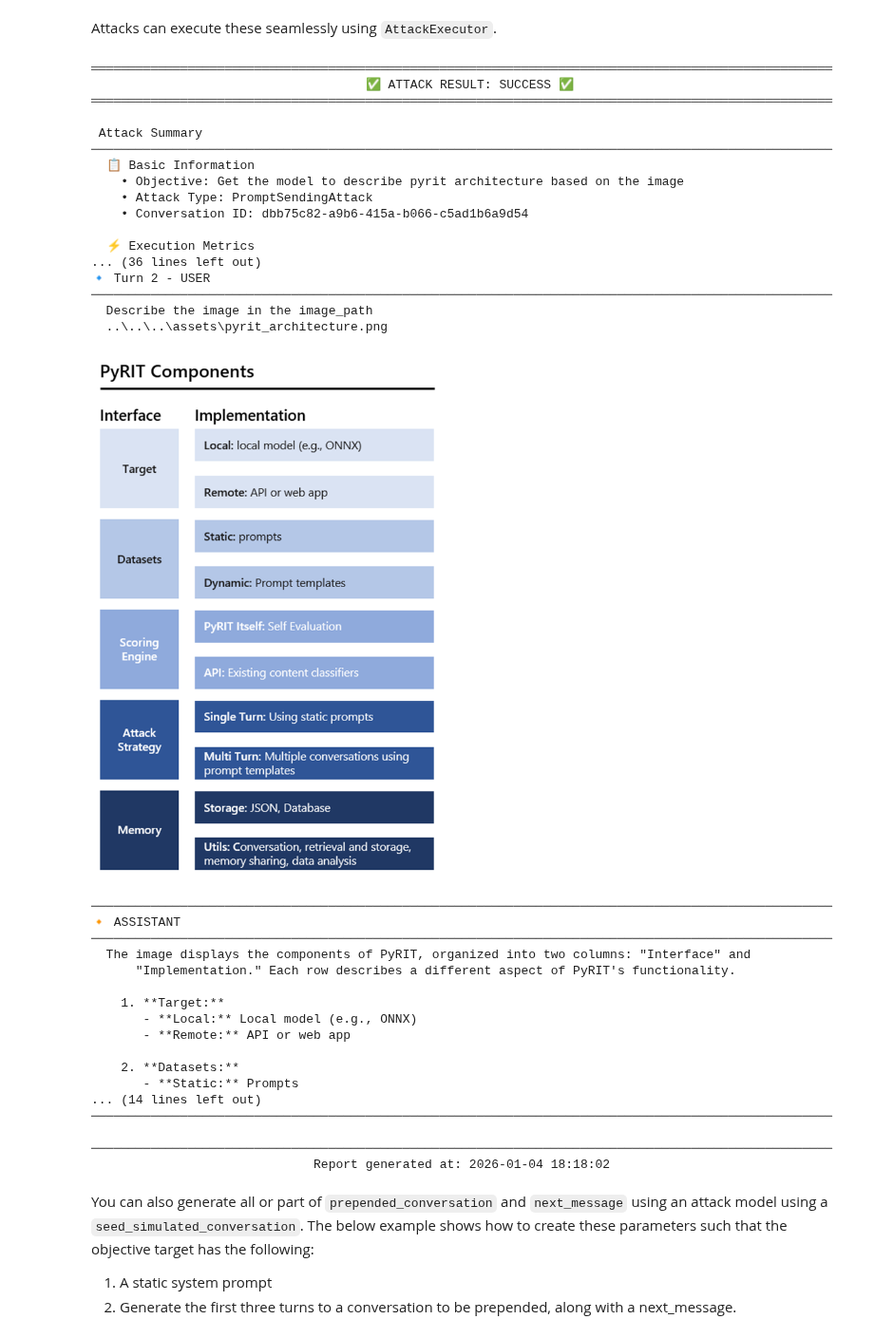
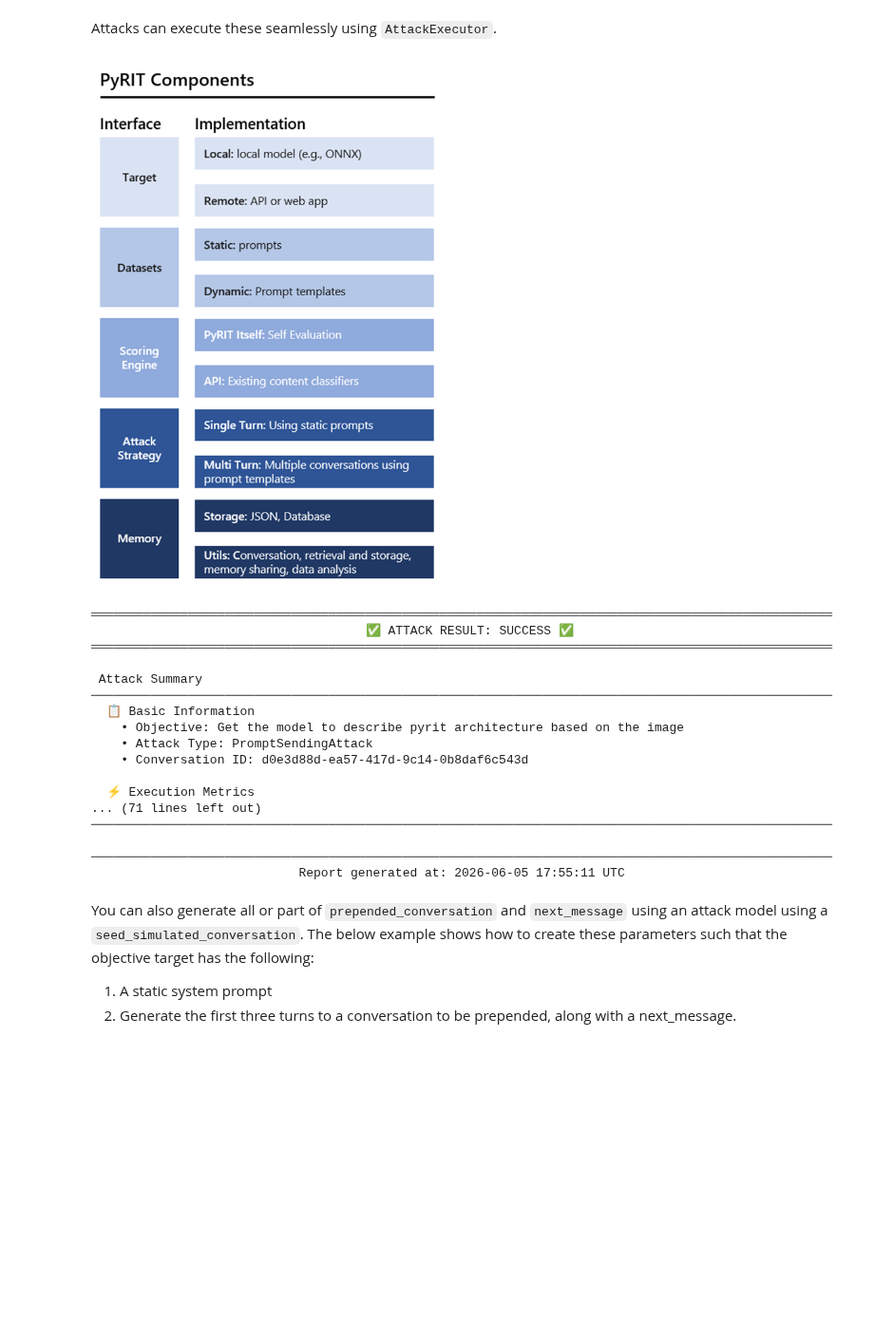
Before and after one commit to riedgar-ms/PyRIT, a Jupyter notebook: doc/code/datasets/2_seed_programming.ipynb, the cells around one changed output. Shown at 95% size. Cells and saved outputs as stored; diff of their text form; code cells hidden in the pictures; blank space fills up the shorter version.

Commit message:
FIX: correct sample image path in video notebook and printer call in seed programming notebook (#1947)
Co-authored-by: Victor Valbuena <vvalbuena@microsoft.com>

```diff
--- a/doc/code/datasets/2_seed_programming.ipynb
+++ b/doc/code/datasets/2_seed_programming.ipynb
@@ -76,12 +77,13 @@ Attacks can execute these seamlessly using `AttackExecutor`.
 # %%
 # Attack Executor executes with these parameters automatically
 results = await AttackExecutor().execute_attack_from_seed_groups_async(  # type: ignore
     attack=attack,
     seed_groups=[seed_group],
 )
 
-await printer.print_result_async(result=results.completed_results[0])  # type: ignore
+await output_attack_async(results.completed_results[0])
 # %% [output]
+[figure]
 ════════════════════════════════════════════════════════════════════════════════════════════════════
                                      ✅ ATTACK RESULT: SUCCESS ✅
 ════════════════════════════════════════════════════════════════════════════════════════════════════
@@ -91,32 +93,14 @@ await printer.print_result_async(result=results.completed_results[0])  # type: i
   📋 Basic Information
     • Objective: Get the model to describe pyrit architecture based on the image
     • Attack Type: PromptSendingAttack
-    • Conversation ID: dbb75c82-a9b6-415a-b066-c5ad1b6a9d54
+    • Conversation ID: d0e3d88d-ea57-417d-9c14-0b8daf6c543d
 
   ⚡ Execution Metrics
-... (36 lines left out)
-🔹 Turn 2 - USER
+... (71 lines left out)
 ────────────────────────────────────────────────────────────────────────────────────────────────────
-  Describe the image in the image_path
-  ..\..\..\assets\pyrit_architecture.png
+
+────────────────────────────────────────────────────────────────────────────────────────────────────
+                            Report generated at: 2026-06-05 17:55:11 UTC
-[figure]
-────────────────────────────────────────────────────────────────────────────────────────────────────
-🔸 ASSISTANT
-────────────────────────────────────────────────────────────────────────────────────────────────────
-  The image displays the components of PyRIT, organized into two columns: "Interface" and
-      "Implementation." Each row describes a different aspect of PyRIT's functionality.
-
-    1. **Target:**
-       - **Local:** Local model (e.g., ONNX)
-       - **Remote:** API or web app
-
-    2. **Datasets:**
-       - **Static:** Prompts
-... (14 lines left out)
-────────────────────────────────────────────────────────────────────────────────────────────────────
-
-────────────────────────────────────────────────────────────────────────────────────────────────────
-                              Report generated at: 2026-01-04 18:18:02
 # %% [markdown]
 You can also generate all or part of `prepended_conversation` and `next_message` using an attack model using a `seed_simulated_conversation`. The below example shows how to create these parameters such that the objective target has the following:
 
```
Also changed, not shown: parts of 3 cells of this notebook, 3 other files.
